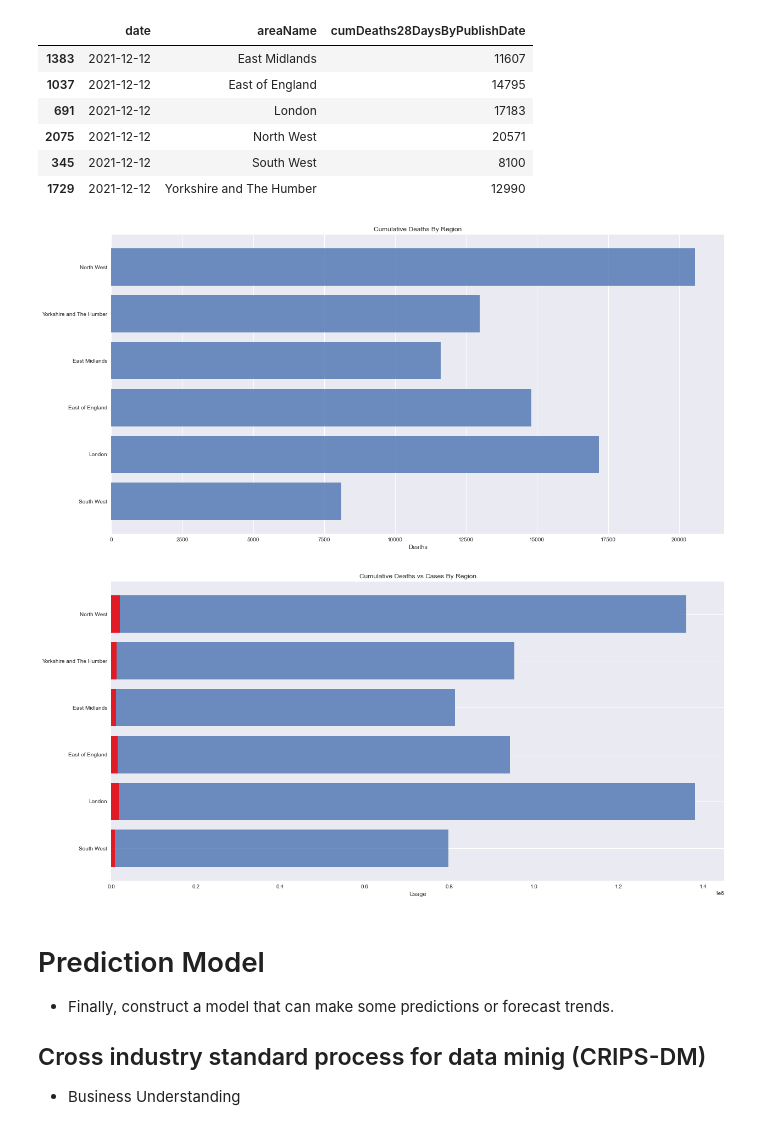
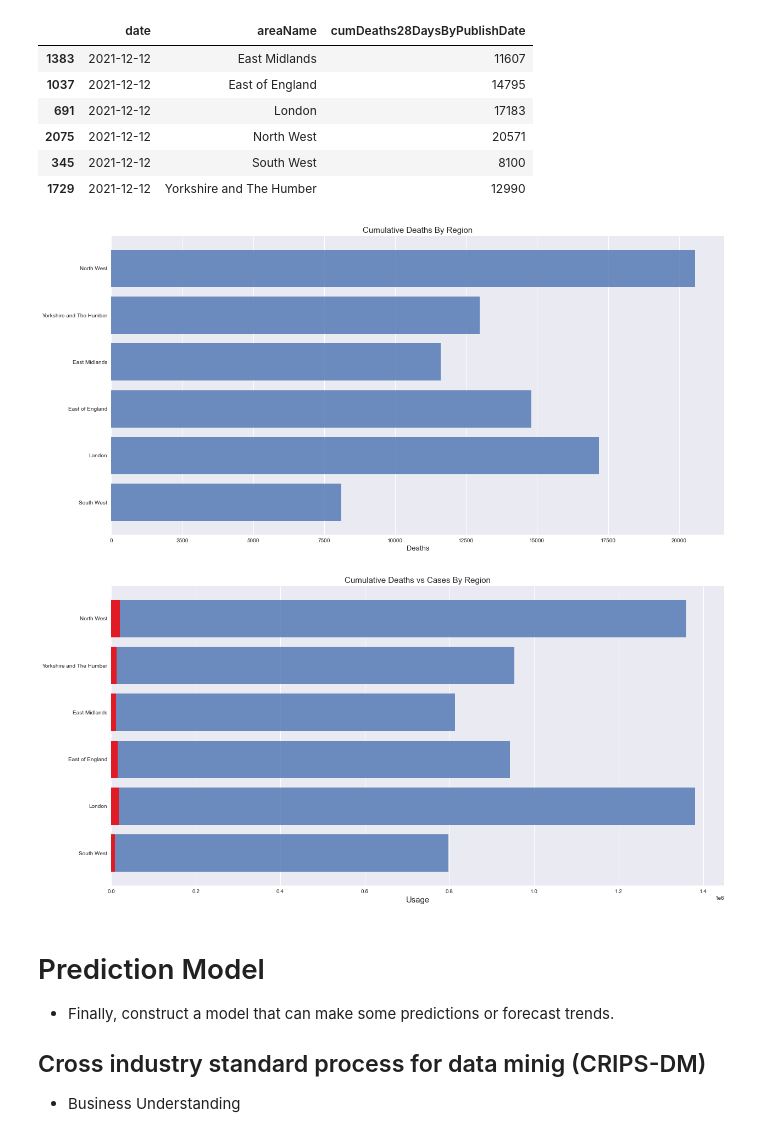
Before and after one commit to JustGinger888/DataScience, a Jupyter notebook: DataReport.ipynb, the cells around one changed output. Cells and saved outputs as stored; diff of their text form; code cells hidden in the pictures.

```diff
--- a/DataReport.ipynb
+++ b/DataReport.ipynb
@@ -684,22 +684,22 @@ cumDeathData.sort_values(by=['areaName'])
 # %%
 # create plot
 objects = cumDeathData['areaName'].values
 y_pos = np.arange(len(objects))
 performance = cumDeathData['cumDeaths28DaysByPublishDate'].values
 
 f = plt.figure()
 f.set_figwidth(20)
 f.set_figheight(10)
 
 
 plt.barh(y_pos, performance, align='center', alpha=0.8)
 plt.yticks(y_pos, objects)
-plt.xlabel('Deaths')
-plt.title('Cumulative Deaths By Region')
+plt.xlabel('Deaths', fontsize=13)
+plt.title('Cumulative Deaths By Region', fontsize=15)
 plt.grid(axis='y')
 plt.show()
 # %% [output]
-[figure, old version]
+[figure, new version]
 # %%
 # data set
 dateFilter = df['date']=='2021-12-12'
@@ -719,11 +719,11 @@ f.set_figheight(10)
 plt.barh(x, y2, alpha=0.8 )
 plt.barh(x, y1, color='r', alpha=0.8)
 
-plt.xlabel('Usage')
-plt.title('Cumulative Deaths vs Cases By Region')
-plt.grid(axis='x')
+plt.xlabel('Usage',fontsize=15)
+plt.title('Cumulative Deaths vs Cases By Region', fontsize=15)
+plt.grid(axis='y')
 # %% [output]
-[figure, old version]
+[figure, new version]
 # %% [markdown]
 # Prediction Model
 
```
Also changed, not shown: parts of 4 cells of this notebook.
